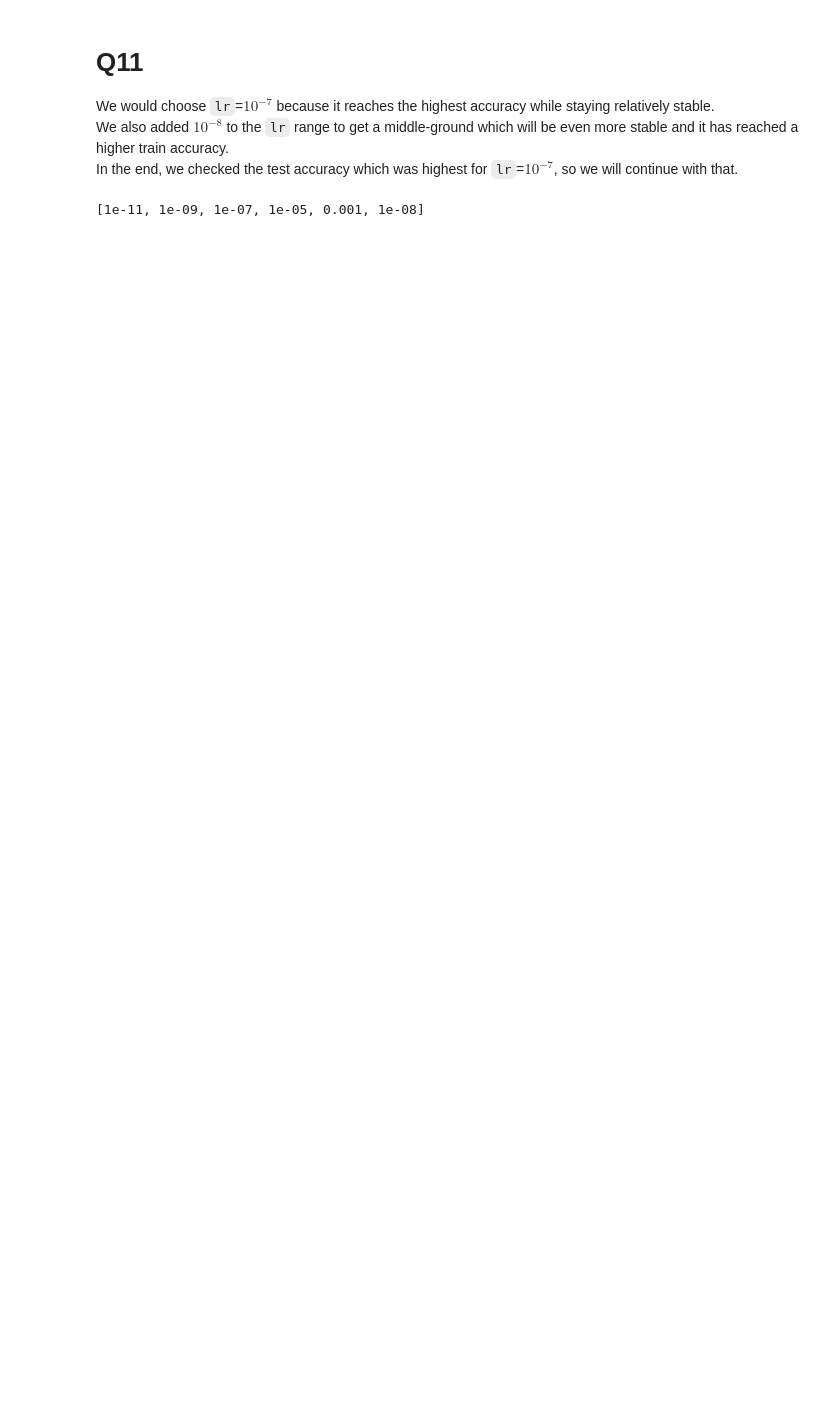
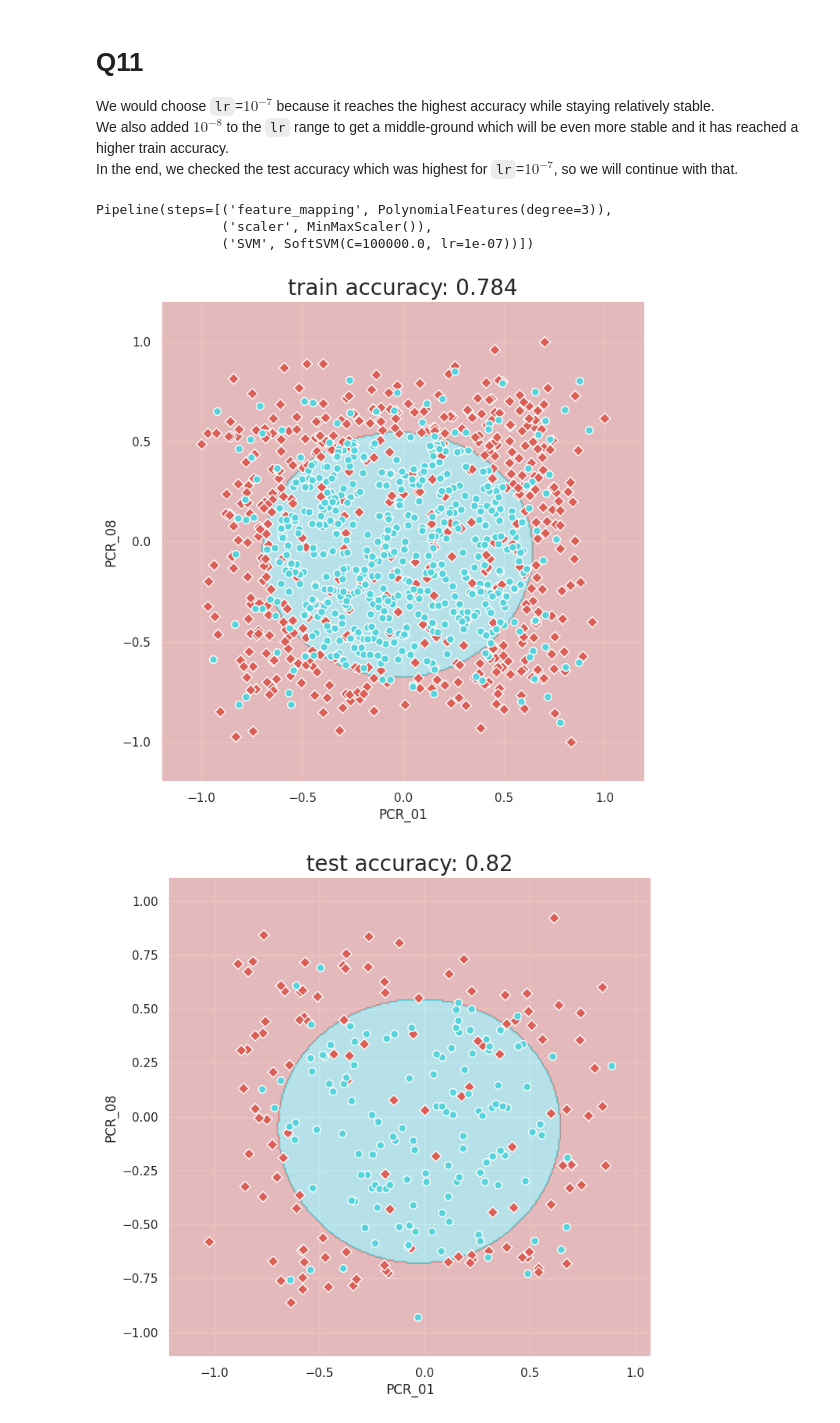
Before and after one commit to Shayshoon/ML_2, a Jupyter notebook: HW2_template.ipynb, the cells around one changed output. Cells and saved outputs as stored; diff of their text form; code cells hidden in the pictures; blank space fills up the shorter version.

```diff
--- a/HW2_template.ipynb
+++ b/HW2_template.ipynb
@@ -622,11 +623,27 @@ We would choose `lr`=$10^{-7}$ because it reaches the highest accuracy while sta
 We also added $10^{-8}$ to the `lr` range to get a middle-ground which will be even more stable and it has reached a higher train accuracy.\
 In the end, we checked the test accuracy which was highest for `lr`=$10^{-7}$, so we will continue with that.
 # %%
-from sklearn.preprocessing import MinMaxScaler
+from sklearn.preprocessing import MinMaxScaler, PolynomialFeatures
 from sklearn.pipeline import Pipeline
-svm_clf = Pipeline([('feature_mapping', TODO),
+
+svm_clf = Pipeline([('feature_mapping', PolynomialFeatures(degree=3)),
  ('scaler', MinMaxScaler()),
-  ('SVM', SoftSVM(C=1e5, lr=TODO))])
-svm_clf.fit(X_train, y_train)
+  ('SVM', SoftSVM(C=1e5, lr=1e-7))])
+svm_clf.fit(part_2_train_x.values, part_2_train_y.values)
 # %% [output]
-[1e-11, 1e-09, 1e-07, 1e-05, 0.001, 1e-08]
+Pipeline(steps=[('feature_mapping', PolynomialFeatures(degree=3)),
+                ('scaler', MinMaxScaler()),
+                ('SVM', SoftSVM(C=100000.0, lr=1e-07))])
+# %%
+train_accuracy = svm_clf.score(part_2_train_x, part_2_train_y)
+
+_ = visualize_clf(svm_clf, part_2_train_x, part_2_train_y,
+              f'train accuracy: {train_accuracy}', 'PCR_01', 'PCR_08')
+
+test_accuracy = svm_clf.score(part_2_test_x, part_2_test_y)
+
+_ = visualize_clf(svm_clf, part_2_test_x, part_2_test_y,
+              f'test accuracy: {test_accuracy}', 'PCR_01', 'PCR_08')
+# %% [output]
+[figure, added]
+[figure, added]
```
Also changed, not shown: parts of 10 cells of this notebook.
